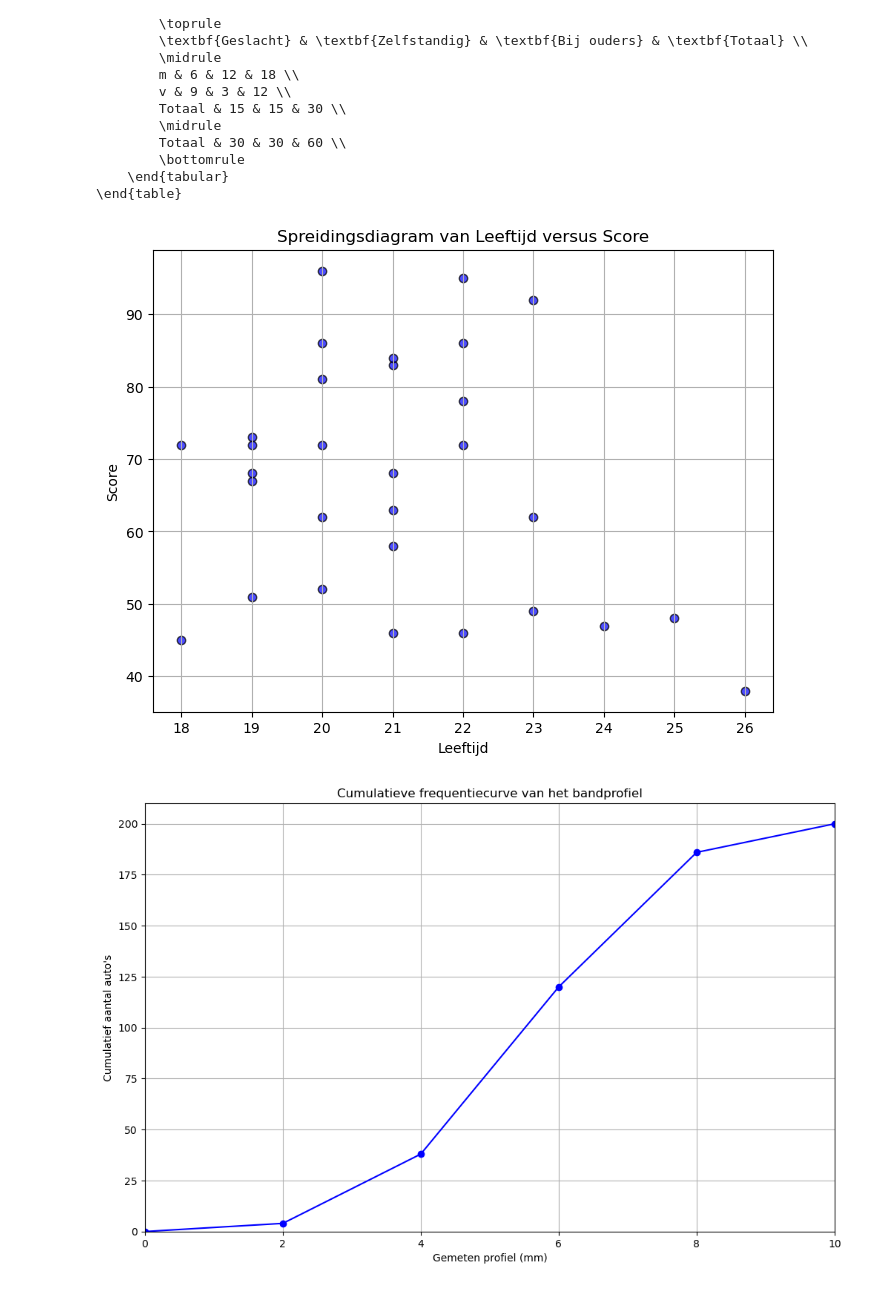
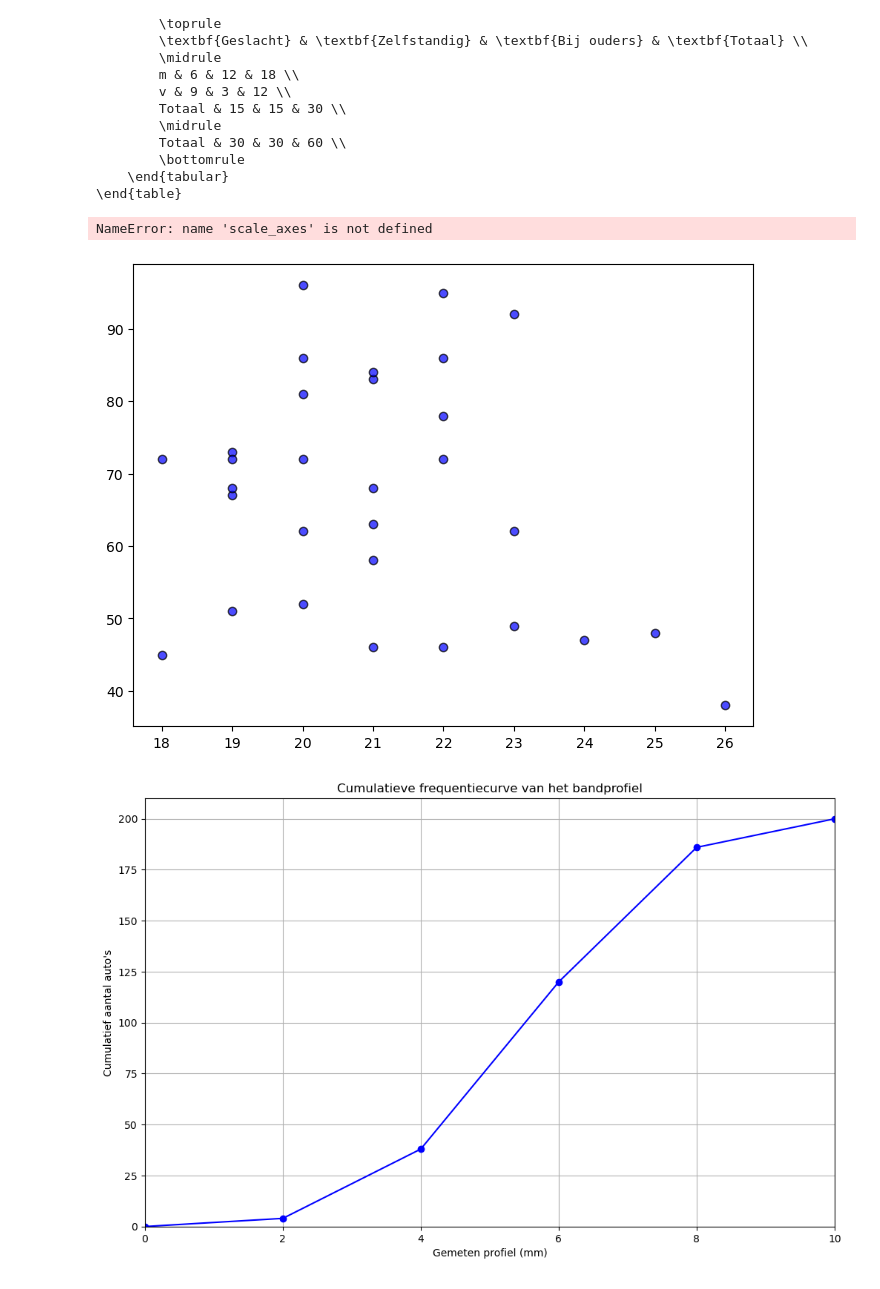
Before and after one commit to DBlom96/Statistiek, a Jupyter notebook: Python/statistics_utils/notebooks/misc.ipynb, the cells around one changed output. Cells and saved outputs as stored; diff of their text form; code cells hidden in the pictures.

```diff
--- a/Python/statistics_utils/notebooks/misc.ipynb
+++ b/Python/statistics_utils/notebooks/misc.ipynb
@@ -152,24 +155,31 @@ print(latex_output_geslacht_woonsituatie)
 # %%
 # Dataframe (uw voorbeeld)
 df = pd.DataFrame({
     "Leeftijd": [18, 23, 23, 21, 20, 19, 22, 21, 20, 21, 20, 19, 23, 22, 18, 19, 22, 26, 21, 22, 24, 20, 19, 25, 20, 21, 19, 20, 22, 21],
     "Score": [72, 62, 49, 58, 86, 67, 95, 68, 72, 63, 52, 73, 92, 72, 45, 68, 46, 38, 83, 86, 47, 96, 72, 48, 81, 84, 51, 62, 78, 46]
 })
 
 # Maak het spreidingsdiagram
-plt.figure(figsize=(8, 6))
-plt.scatter(df["Leeftijd"], df["Score"], color='blue', edgecolors='k', alpha=0.7)
+fig, ax = plt.subplots(figsize=(8, 6))
+ax.scatter(df["Leeftijd"], df["Score"], color='blue', edgecolors='k', alpha=0.7)
+
+# scale x-axis and y-axis to reduce the blank space
+scale_axes(ax,
+           x_interval=[(-28, -2, 0.01), (2, 28, 0.01)],
+           y_interval=[(40,100, 0.1), (100, 180, 0.6)],
+           mode="linear")
 
 # Voeg labels toe
-plt.title("Spreidingsdiagram van Leeftijd versus Score")
-plt.xlabel("Leeftijd")
-plt.ylabel("Score")
+ax.set_title("Spreidingsdiagram van Leeftijd versus Score")
+ax.set_xlabel("Leeftijd")
+ax.set_ylabel("Score")
 
 # Toon de grafiek
 plt.grid(True)
 plt.show()
 # %% [output]
+NameError: name 'scale_axes' is not defined
-[figure, old version]
+[figure, new version]
 # %%
 # Klassen en cumulatieve frequenties
 klassen = [0, 2, 4, 6, 8, 10]
```
Also changed, not shown: parts of 1 cell of this notebook, 19 other files.
